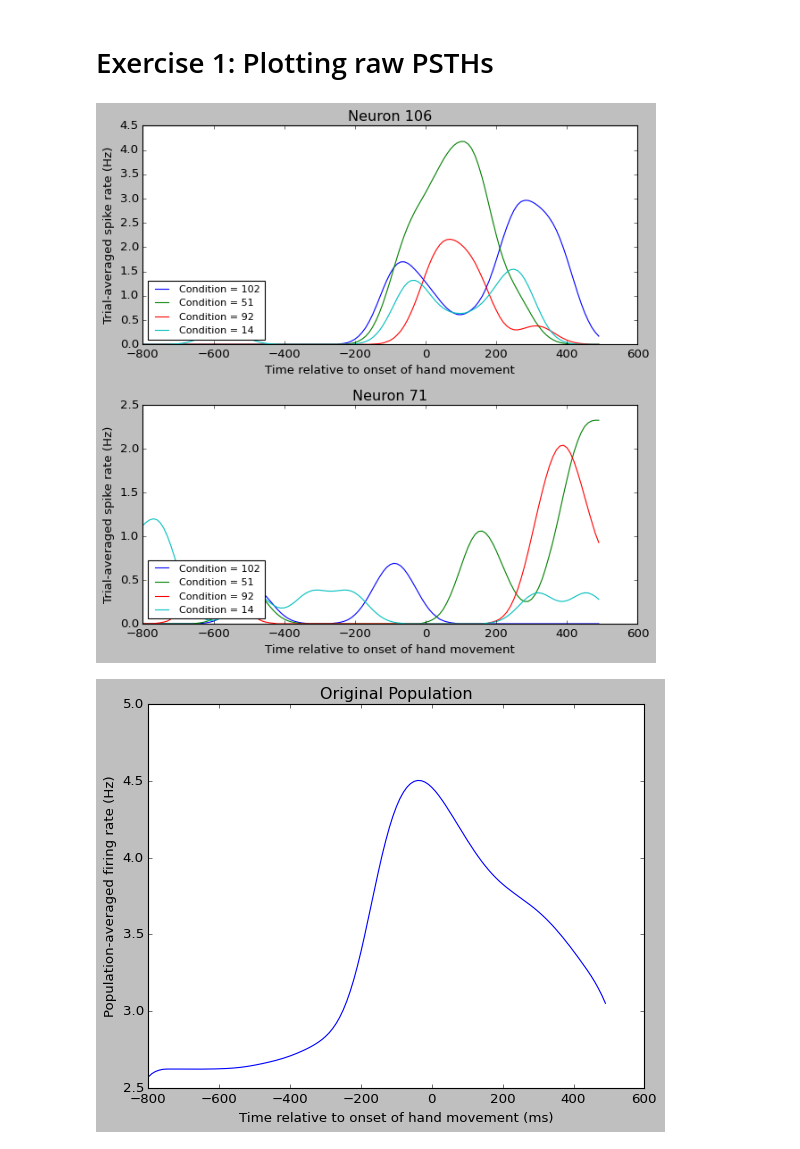
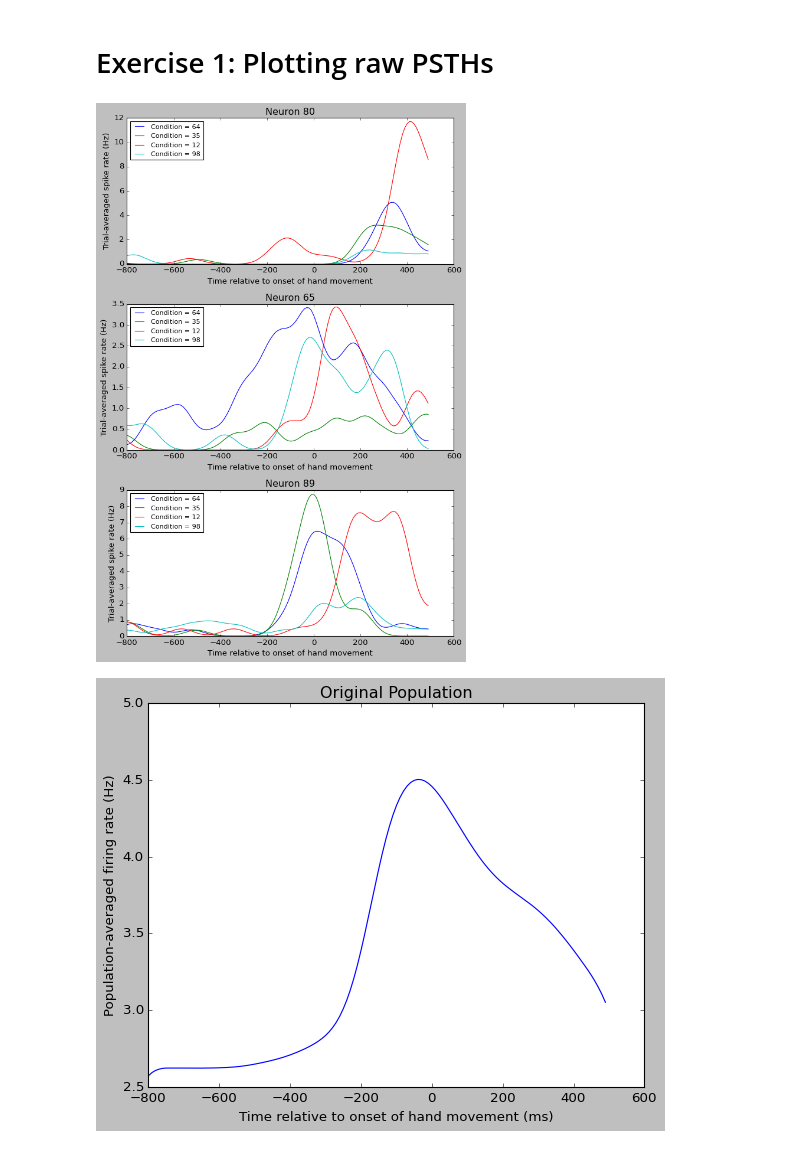
Before and after one commit to ofs416/Brain_Machine_Interfaces, a Jupyter notebook: Coursework_1/code.ipynb, the cells around one changed output. Drawn from its saved outputs; the diff is of its cells as text; code cells hidden in the pictures.

Commit message:
Minor edits and figure changes

```diff
--- a/Coursework_1/code.ipynb
+++ b/Coursework_1/code.ipynb
@@ -16,10 +16,10 @@ X, times = data_orig['X'], data_orig['times']
 # Exercise 1: Plotting raw PSTHs
 # %%
 def plot_psths(data, timeintervals, n_rows, n_cols, n_cond):
-    np.random.seed(42)
+    np.random.seed(41)
     cond = np.random.randint(low=data.shape[1], size=n_cond)
 
-    fig, ax = plt.subplots(n_rows, n_cols, tight_layout=True, figsize=(8,8))
+    fig, ax = plt.subplots(n_rows, n_cols, tight_layout=True, figsize=(8,12))
     for row in ax:
         n = np.random.randint(low=data.shape[0], size=1)[0]
         for c in cond:
@@ -27,12 +27,12 @@ def plot_psths(data, timeintervals, n_rows, n_cols, n_cond):
             row.set_title(f'Neuron {n}')
             row.set_xlabel('Time relative to onset of hand movement')
             row.set_ylabel('Trial-averaged spike rate (Hz)')
-            row.legend(loc='lower left', prop={'size': 10})
+            row.legend(loc='upper left', prop={'size': 10})
     return
 # %%
-plot_psths(X, times, 2, 1, 4)
+plot_psths(X, times, 3, 1, 4)
 # %% [output]
-[figure, old version]
+[figure, new version]
 # %%
 pop_mean = data_orig['X'].mean(axis=(0,1))
 plt.plot(times, pop_mean)
```
Also changed, not shown: parts of 23 cells of this notebook, 5 other files.
